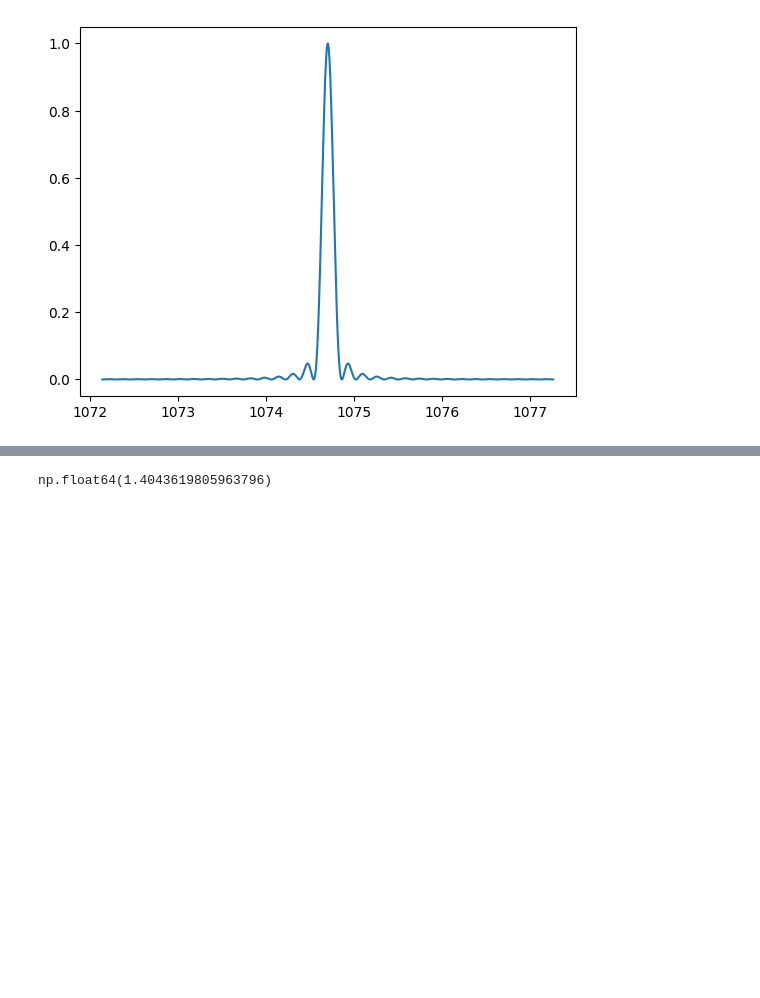
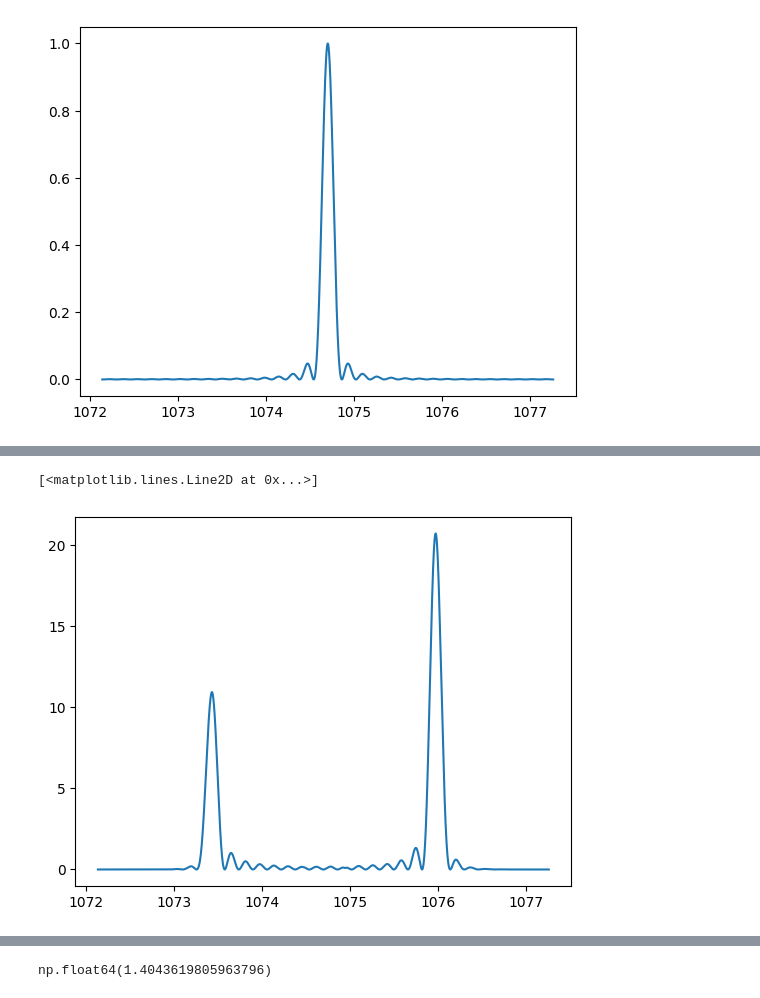
Before and after one commit to NCAR/ucomp-configuration, a Jupyter notebook: test.ipynb, the cells around one changed output, grey strips where cells are left out. Drawn from its saved outputs; the diff is of its cells as text; code cells hidden in the pictures; blank space fills up the shorter version.

```diff
--- a/test.ipynb
+++ b/test.ipynb
@@ -46,10 +53,3 @@ plt.plot(*createStages(filterConfig=tuning_configs["1074"],wavelength=1074.7))
 # %% [output]
 [<matplotlib.lines.Line2D at 0x...>]
 [figure]
-# %%
-
-def convolve_filters(wave,config,cam="onband",cont="both"):
-    tuning_wave,tuning_trans = createStages(filterConfig=config,wavelength=wave,cam=cam,cont=cont)
-    for i in range(len(tuning_wave)):
-        tuning_trans[i] = tuning_trans[i]*config["prefilter"][find_nearest(config["prefilter"][:,0],tuning_wave[i]),1]
-    return tuning_wave,tuning_trans
@@ -63,0 +63,5 @@ np.float64(156.25000000697685)
+# %%
+plt.plot(np.sum(*convolve_filters(1074.7,config=tuning_configs["1074"],cam="offband"))
+# %% [output]
+[<matplotlib.lines.Line2D at 0x...>]
+[figure, added]
```
Also changed, not shown: parts of 21 cells of this notebook.
